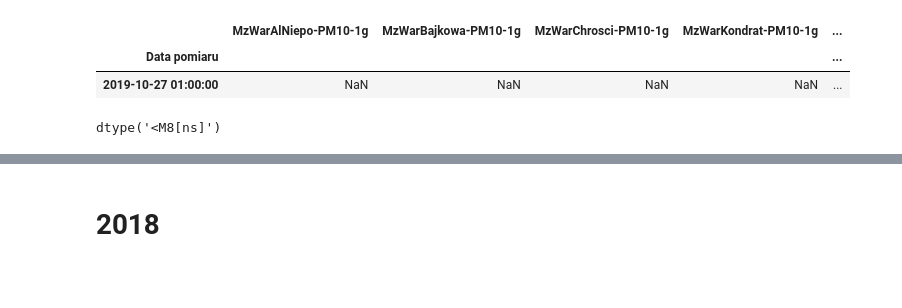
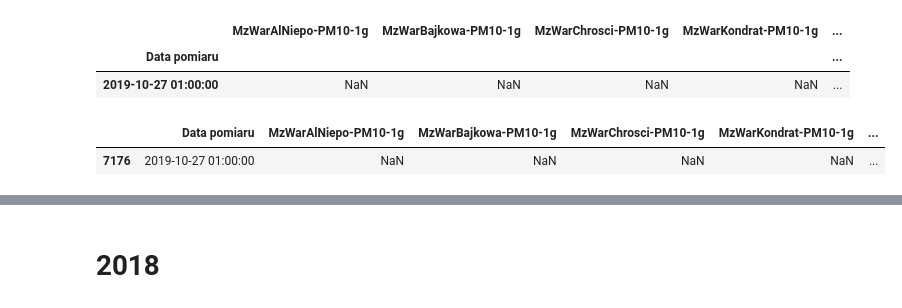
Before and after one commit to bgadzicki/Paqi, a Jupyter notebook: notebooks/eda.ipynb, the cells around one changed output, grey strips where cells are left out. Cells and saved outputs as stored; diff of their text form; code cells hidden in the pictures; blank space fills up the shorter version.

```diff
--- a/notebooks/eda.ipynb
+++ b/notebooks/eda.ipynb
@@ -188,6 +190,5 @@ pm10_2019_interpolate.iloc[(pm10_2019_interpolate.index.values == index.values),
 # %%
-pm10_2019_interpolate['date'] = pm10_2019_interpolate.index
+pm10_2019_interpolate.iloc[(pm10_2019_interpolate['Data pomiaru'].values == index.values), :]
+# %% [output]
+|  | Data pomiaru | MzWarAlNiepo-PM10-1g | MzWarBajkowa-PM10-1g | MzWarChrosci-PM10-1g | MzWarKondrat-PM10-1g | ... |
+| 7176 | 2019-10-27 01:00:00 | NaN | NaN | NaN | NaN | ... |
-# %%
-pm10_2019_interpolate.date.dtype #???
-# %% [output]
-dtype('<M8[ns]')
```
Also changed, not shown: parts of 10 cells of this notebook.
